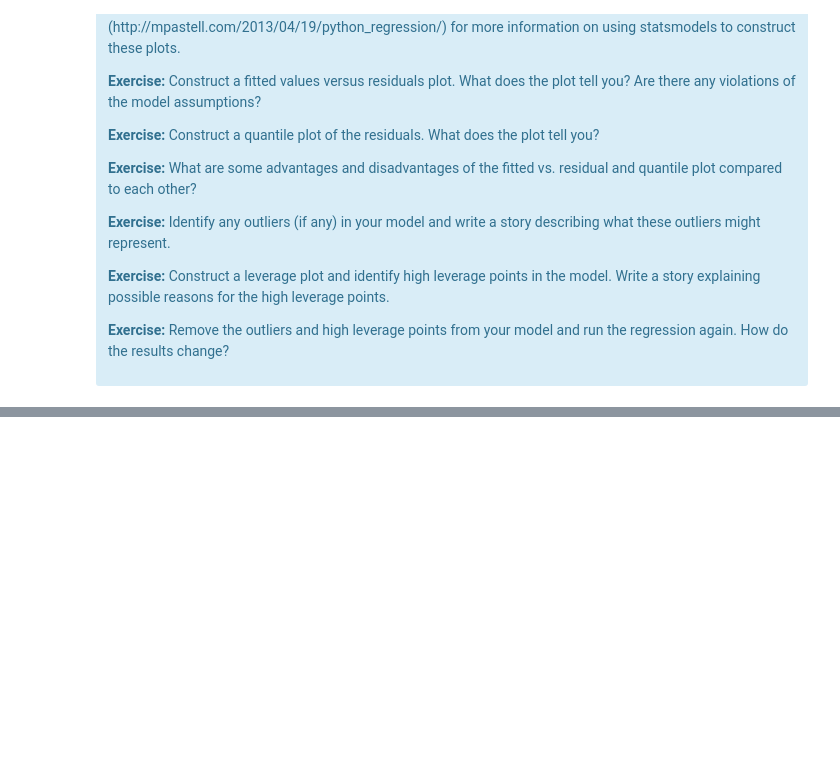
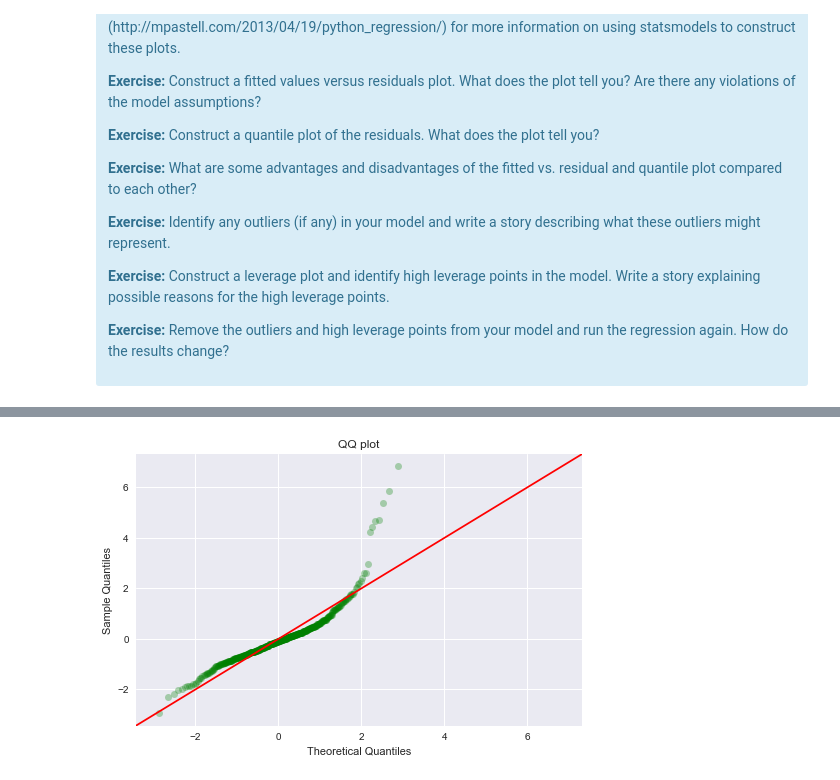
Before and after one commit to karlphillip/DataScience, a Jupyter notebook: Smaller Projects/linear_regression_boston_housing_ml/Mini_Project_Linear_Regression.ipynb, the cells around one changed output, grey strips where cells are left out. Saved outputs shown, nothing was run; the diff lists cells and outputs as text; code cells hidden in the pictures; blank space fills up the shorter version.

```diff
--- a/Smaller Projects/linear_regression_boston_housing_ml/Mini_Project_Linear_Regression.ipynb
+++ b/Smaller Projects/linear_regression_boston_housing_ml/Mini_Project_Linear_Regression.ipynb
@@ -1170,0 +1220,12 @@ There are some other issues that are important investigate with linear regressio
+# %%
+# karl:
+fig = plt.figure(figsize = (8, 5))
+fig.clf()
+ax = fig.gca()
+
+pp = sm.ProbPlot(residuals, fit=True)
+pp.qqplot(line='45', alpha=0.3, color='green', lw=1, ax=ax)
+plt.title('QQ plot');
+plt.show()
+# %% [output]
+[figure, added]
```
Also changed, not shown: parts of 17 cells of this notebook.
